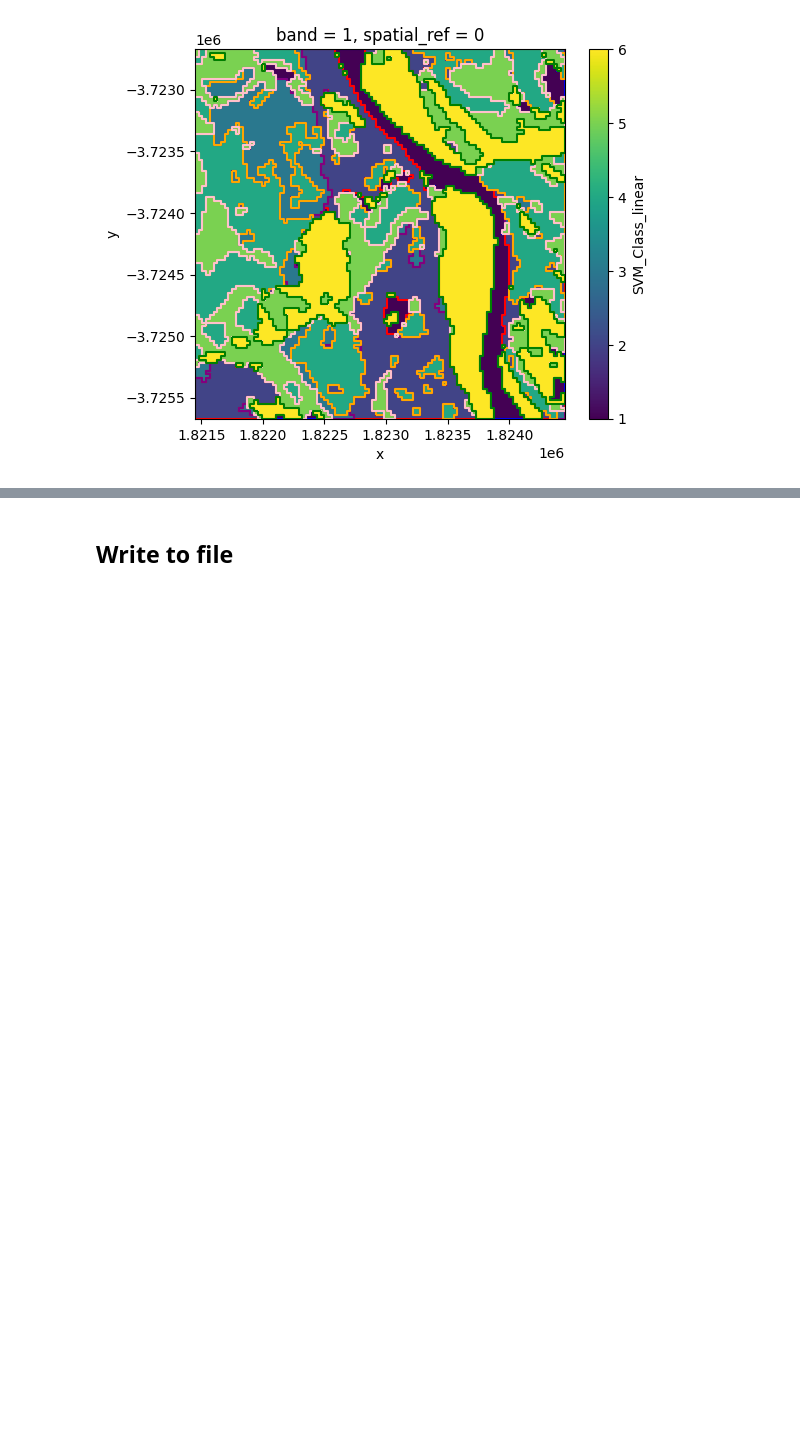
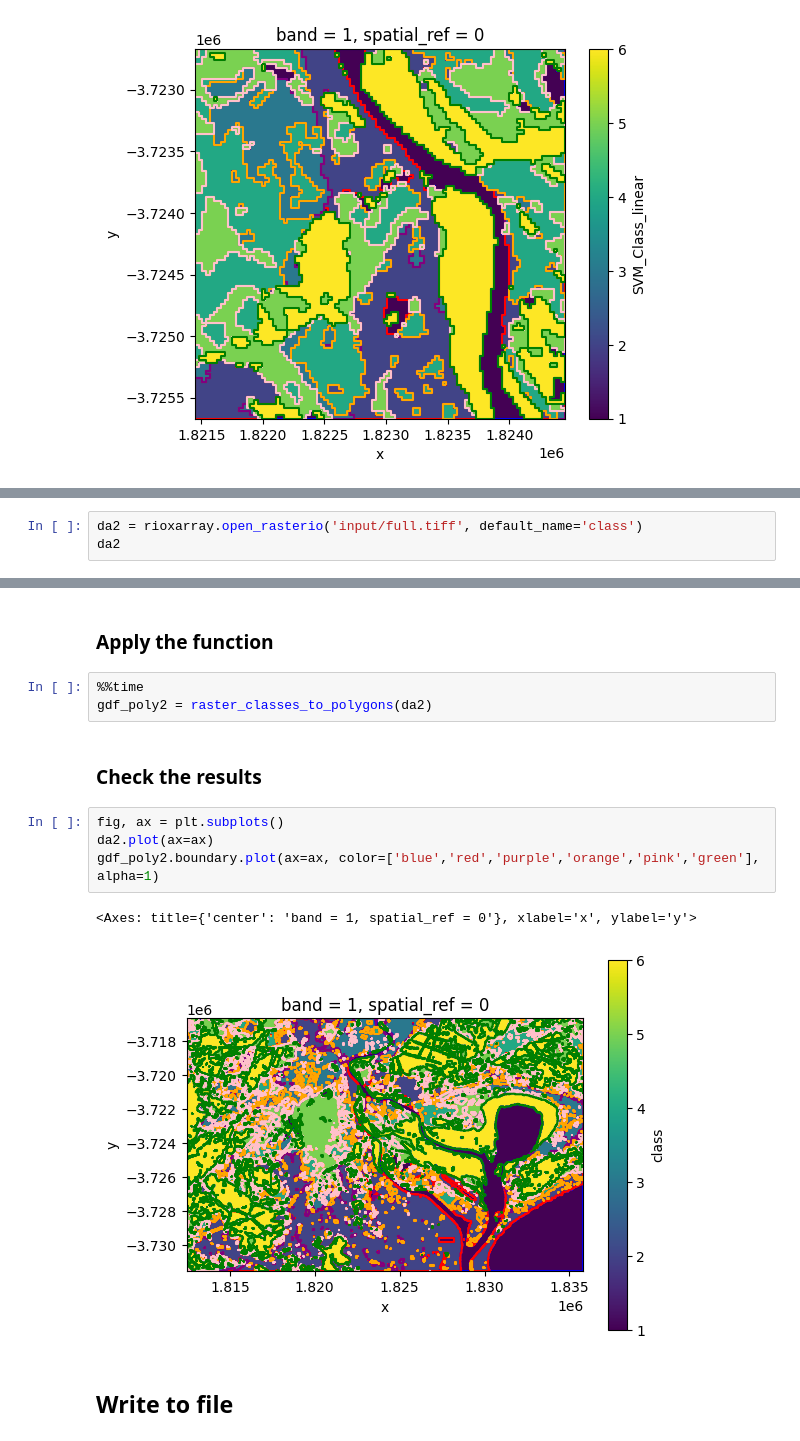
Before and after one commit to mjdear68/geospatial_raster_classification_map_to_polygons, a Jupyter notebook: raster_to_polygons.ipynb, the cells around one changed output, grey strips where cells are left out. Saved outputs shown, nothing was run; the diff lists cells and outputs as text; blank space fills up the shorter version.

Commit message:
Refined and tidied code; added full.tiff version; wrote a Conclusion

```diff
--- a/raster_to_polygons.ipynb
+++ b/raster_to_polygons.ipynb
@@ -276,0 +297,3 @@ gdf_poly.boundary.plot(ax=ax, color=['blue','red','purple','orange','pink','gree
+# %%
+da2 = rioxarray.open_rasterio('input/full.tiff', default_name='class')
+da2
@@ -277,3 +313,17 @@ gdf_poly.boundary.plot(ax=ax, color=['blue','red','purple','orange','pink','gree
+# %% [markdown]
+### Apply the function
+# %%
+%%time
+gdf_poly2 = raster_classes_to_polygons(da2)
+# %% [markdown]
+### Check the results
+# %%
+fig, ax = plt.subplots()
+da2.plot(ax=ax)
+gdf_poly2.boundary.plot(ax=ax, color=['blue','red','purple','orange','pink','green'], alpha=1)
+# %% [output]
+<Axes: title={'center': 'band = 1, spatial_ref = 0'}, xlabel='x', ylabel='y'>
+[figure, added]
 # %% [markdown]
 ## Write to file
 # %%
```
Also changed, not shown: parts of 24 cells of this notebook, 7 other files.
